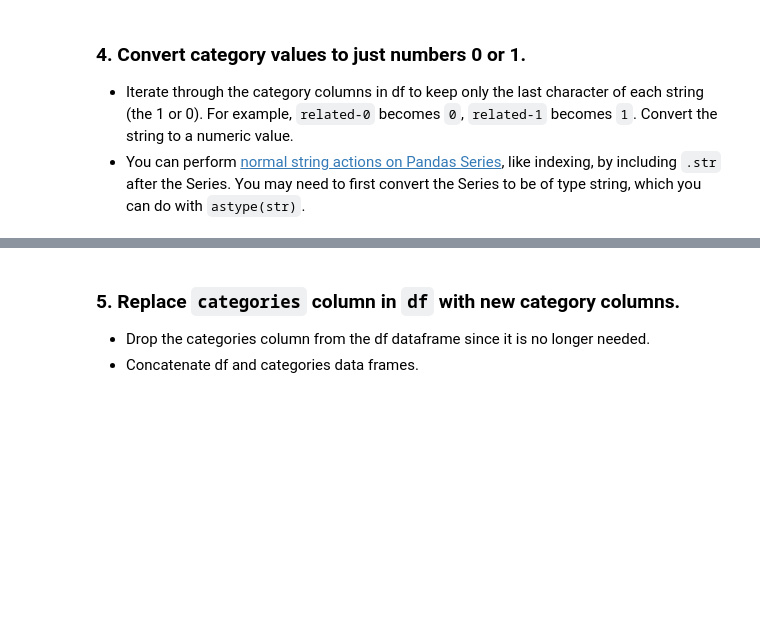
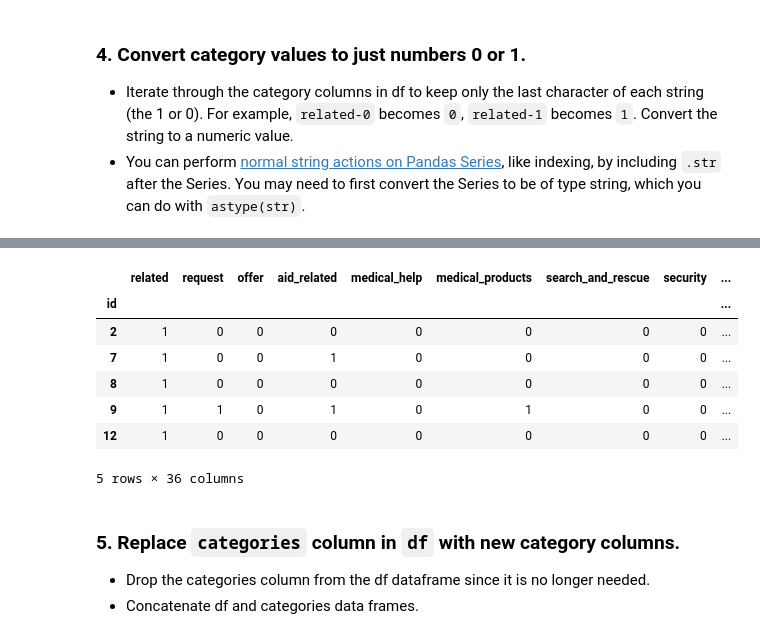
Before and after one commit to hk0111/disaster_response_pipeline_project, a Jupyter notebook: data/ETL Pipeline Preparation.ipynb, the cells around one changed output, grey strips where cells are left out. Saved outputs shown, nothing was run; the diff lists cells and outputs as text; code cells hidden in the pictures; blank space fills up the shorter version.

```diff
--- a/data/ETL Pipeline Preparation.ipynb
+++ b/data/ETL Pipeline Preparation.ipynb
@@ -35,9 +72,6 @@ categories.head()
 # %%
-# select the first row of the categories dataframe
-row =
-
 # use this row to extract a list of new column names for categories.
 # one way is to apply a lambda function that takes everything
 # up to the second to last character of each string with slicing
-category_colnames =
+category_colnames = categories.loc[2, :].str.split('-', expand=True)[0]
 print(category_colnames)
@@ -52,8 +133,14 @@ categories.head()
 # %%
 for column in categories:
-    # set each value to be the last character of the string
-    categories[column] =
-
-    # convert column from string to numeric
-    categories[column] =
+    # set each value to be the last character of the string and convert to numeric
+    categories[column] = categories[column].str.split('-', expand=True)[1].astype(int)
 categories.head()
+# %% [output]
+|  | related | request | offer | aid_related | medical_help | medical_products | search_and_rescue | security | ... |
+| id |  |  |  |  |  |  |  |  | ... |
+| 2 | 1 | 0 | 0 | 0 | 0 | 0 | 0 | 0 | ... |
+| 7 | 1 | 0 | 0 | 1 | 0 | 0 | 0 | 0 | ... |
+| 8 | 1 | 0 | 0 | 0 | 0 | 0 | 0 | 0 | ... |
+| 9 | 1 | 1 | 0 | 1 | 0 | 1 | 0 | 0 | ... |
+| 12 | 1 | 0 | 0 | 0 | 0 | 0 | 0 | 0 | ... |
+5 rows × 36 columns
```
Also changed, not shown: parts of 18 cells of this notebook.
